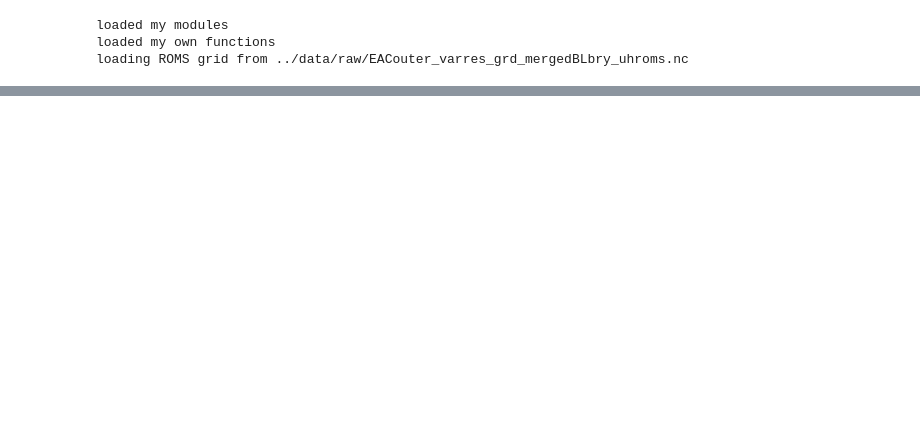
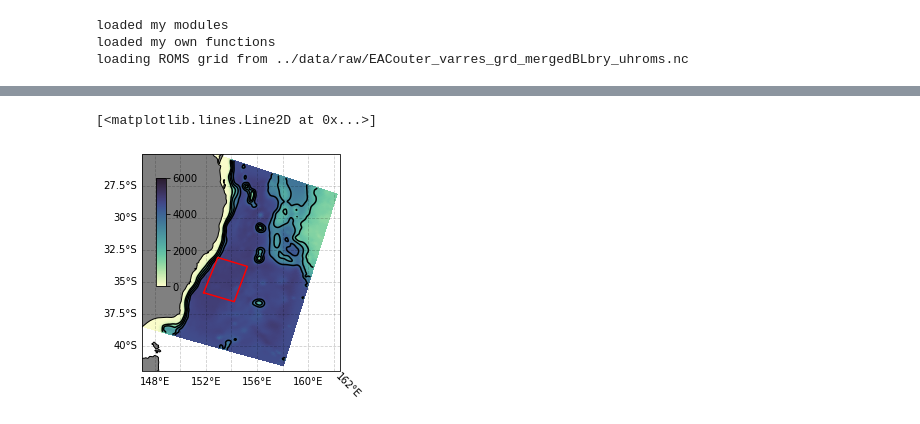
Before and after one commit to Ocean1125/OSSE-analysis, a Jupyter notebook: notebooks/1.0-RMSEfromTruth.ipynb, the cells around one changed output, grey strips where cells are left out. Cells and saved outputs as stored; diff of their text form; code cells hidden in the pictures; blank space fills up the shorter version.

```diff
--- a/notebooks/1.0-RMSEfromTruth.ipynb
+++ b/notebooks/1.0-RMSEfromTruth.ipynb
@@ -138,0 +154,30 @@ ssh_rmse_metrics.plot()
+# %%
+# xiRange = [114, 184]
+# etaRange = [84, 149]
+
+def calc_boxSpatial(grid,etaRange,xiRange):
+    pt00lo = grid['lon_rho'].isel(eta_rho=etaRange[0],xi_rho=xiRange[0]).values
+    pt01lo = grid['lon_rho'].isel(eta_rho=etaRange[0],xi_rho=xiRange[1]).values
+    pt10lo = grid['lon_rho'].isel(eta_rho=etaRange[1],xi_rho=xiRange[0]).values
+    pt11lo = grid['lon_rho'].isel(eta_rho=etaRange[1],xi_rho=xiRange[1]).values
+    pt00la = grid['lat_rho'].isel(eta_rho=etaRange[0],xi_rho=xiRange[0]).values
+    pt01la = grid['lat_rho'].isel(eta_rho=etaRange[0],xi_rho=xiRange[1]).values
+    pt10la = grid['lat_rho'].isel(eta_rho=etaRange[1],xi_rho=xiRange[0]).values
+    pt11la = grid['lat_rho'].isel(eta_rho=etaRange[1],xi_rho=xiRange[1]).values
+    boxLo = np.array([pt00lo, pt01lo, pt11lo, pt10lo, pt00lo])
+    boxLa = np.array([pt00la, pt01la, pt11la, pt10la, pt00la])
+    return boxLo,boxLa
+
+boxLo,boxLa = calc_boxSpatial(grid,etaRange=etaRangeMetric,xiRange=xiRangeMetric)
+
+
+fig = plt.figure()
+ax = plt.subplot(projection=ccrs.PlateCarree())
+pcol_params={"cmap":"cmo.deep","vmin":0, "vmax":6000, "zorder":1}#, "add_colorbar":"False"}
+cont_params={"colors":"black"}
+plot_spatialMap(grid.h,pcol_kwargs=pcol_params, cont_kwargs=cont_params)
+ax.plot(boxLo,boxLa, color='red')
+# plt.tight_layout()
+# %% [output]
+[<matplotlib.lines.Line2D at 0x...>]
+[figure, added]
```
Also changed, not shown: parts of 10 cells of this notebook.
